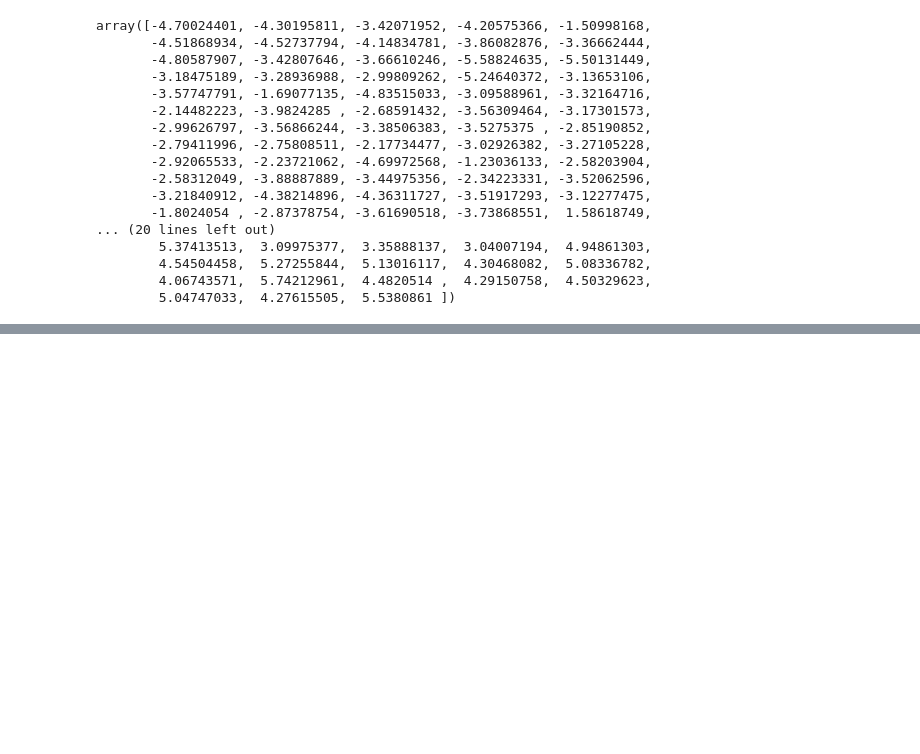
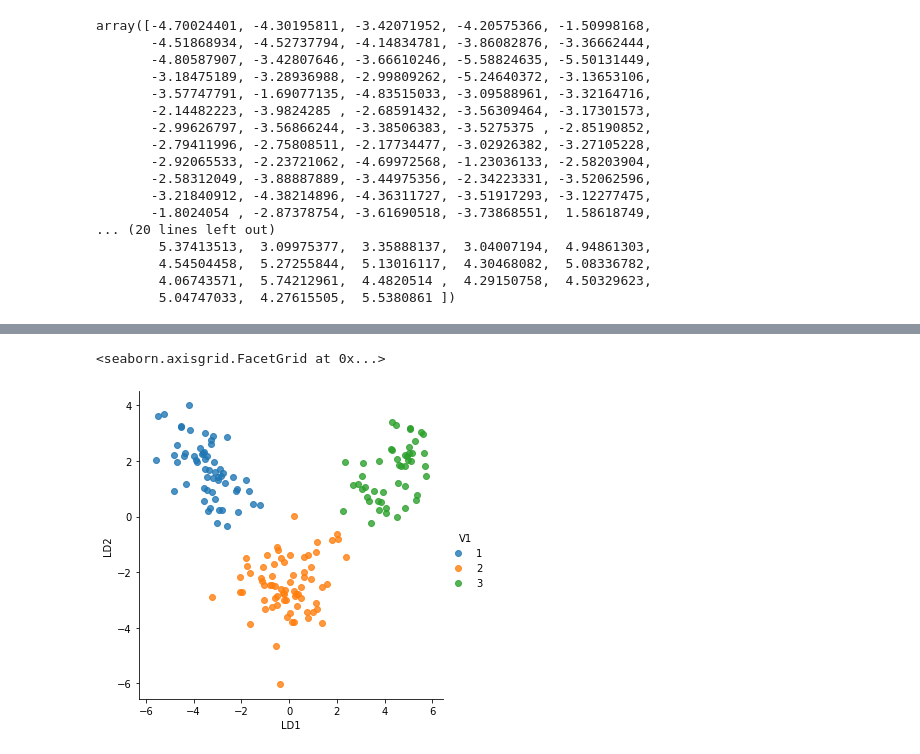
Before and after one commit to jklug34/Wine-sample-multivariate-analysis-python, a Jupyter notebook: multivariate_analysis_python.ipynb, the cells around one changed output, grey strips where cells are left out. Drawn from its saved outputs; the diff is of its cells as text; code cells hidden in the pictures; blank space fills up the shorter version.

```diff
--- a/multivariate_analysis_python.ipynb
+++ b/multivariate_analysis_python.ipynb
@@ -1016,0 +1132,6 @@ array([-4.70024401, -4.30195811, -3.42071952, -4.20575366, -1.50998168,
+# %%
+# scatter plot of best two discriminant functions
+sns.lmplot("LD1", "LD2", lda_values["x"].join(y), hue="V1", fit_reg=False)
+# %% [output]
+<seaborn.axisgrid.FacetGrid at 0x...>
+[figure, added]
```
Also changed, not shown: parts of 8 cells of this notebook.
